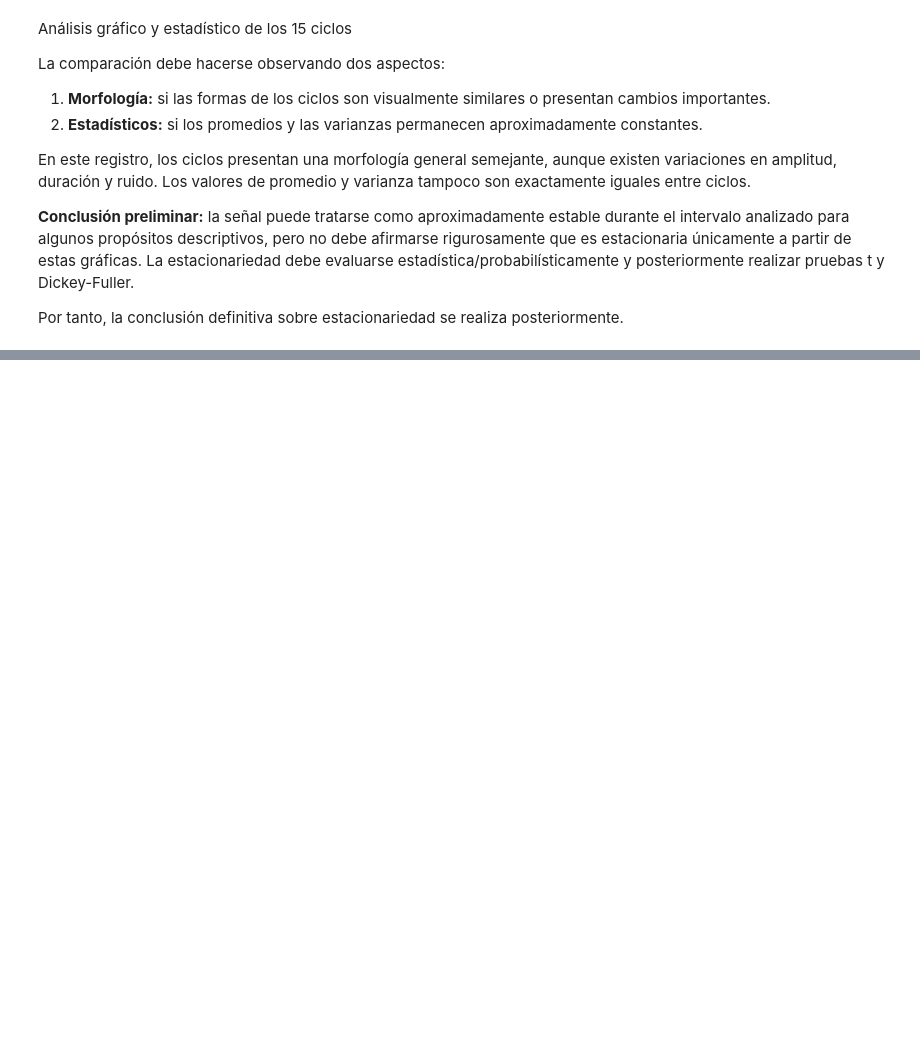
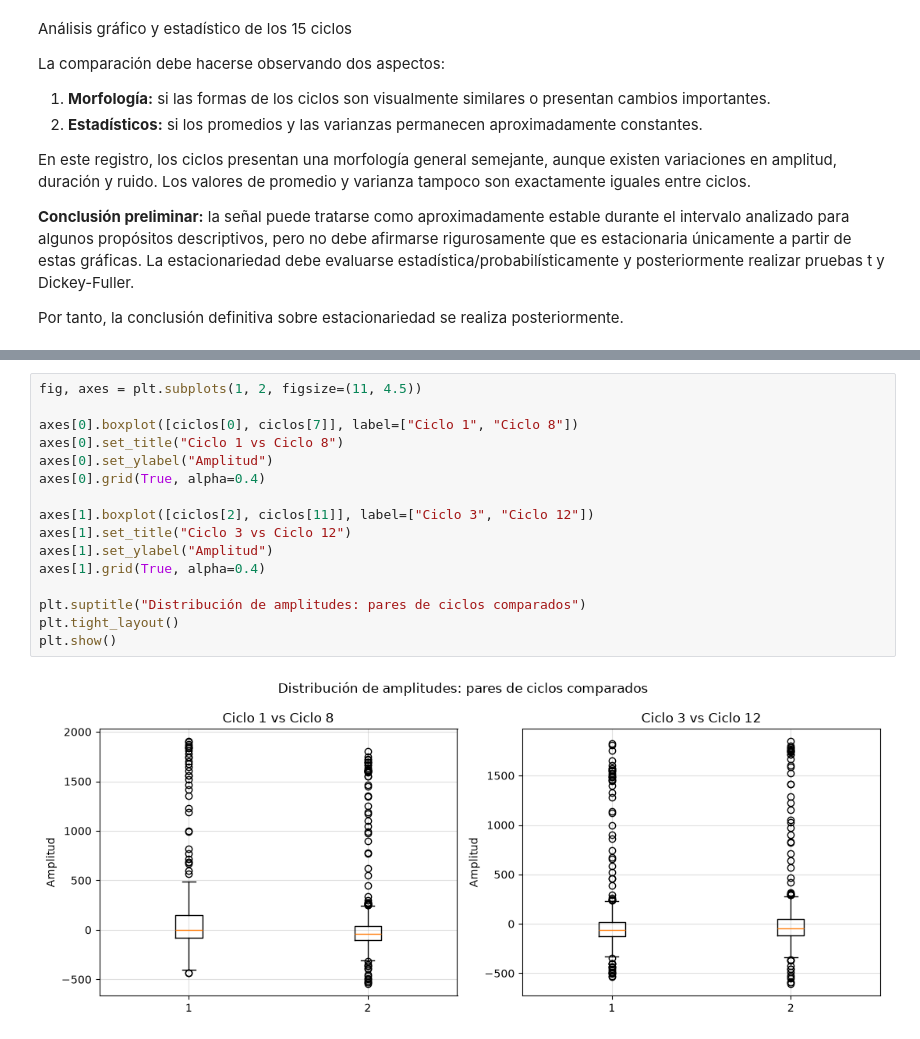
Before and after one commit to soficede/biosenales_2026, a Jupyter notebook: practica_02/practica_2.ipynb, the cells around one changed output, grey strips where cells are left out. Drawn from its saved outputs; the diff is of its cells as text; blank space fills up the shorter version.

```diff
--- a/practica_02/practica_2.ipynb
+++ b/practica_02/practica_2.ipynb
@@ -331,0 +379,18 @@ Por tanto, la conclusión definitiva sobre estacionariedad se realiza posteriorm
+# %%
+fig, axes = plt.subplots(1, 2, figsize=(11, 4.5))
+
+axes[0].boxplot([ciclos[0], ciclos[7]], label=["Ciclo 1", "Ciclo 8"])
+axes[0].set_title("Ciclo 1 vs Ciclo 8")
+axes[0].set_ylabel("Amplitud")
+axes[0].grid(True, alpha=0.4)
+
+axes[1].boxplot([ciclos[2], ciclos[11]], label=["Ciclo 3", "Ciclo 12"])
+axes[1].set_title("Ciclo 3 vs Ciclo 12")
+axes[1].set_ylabel("Amplitud")
+axes[1].grid(True, alpha=0.4)
+
+plt.suptitle("Distribución de amplitudes: pares de ciclos comparados")
+plt.tight_layout()
+plt.show()
+# %% [output]
+[figure, added]
```
Also changed, not shown: parts of 11 cells of this notebook, 1 other file.
